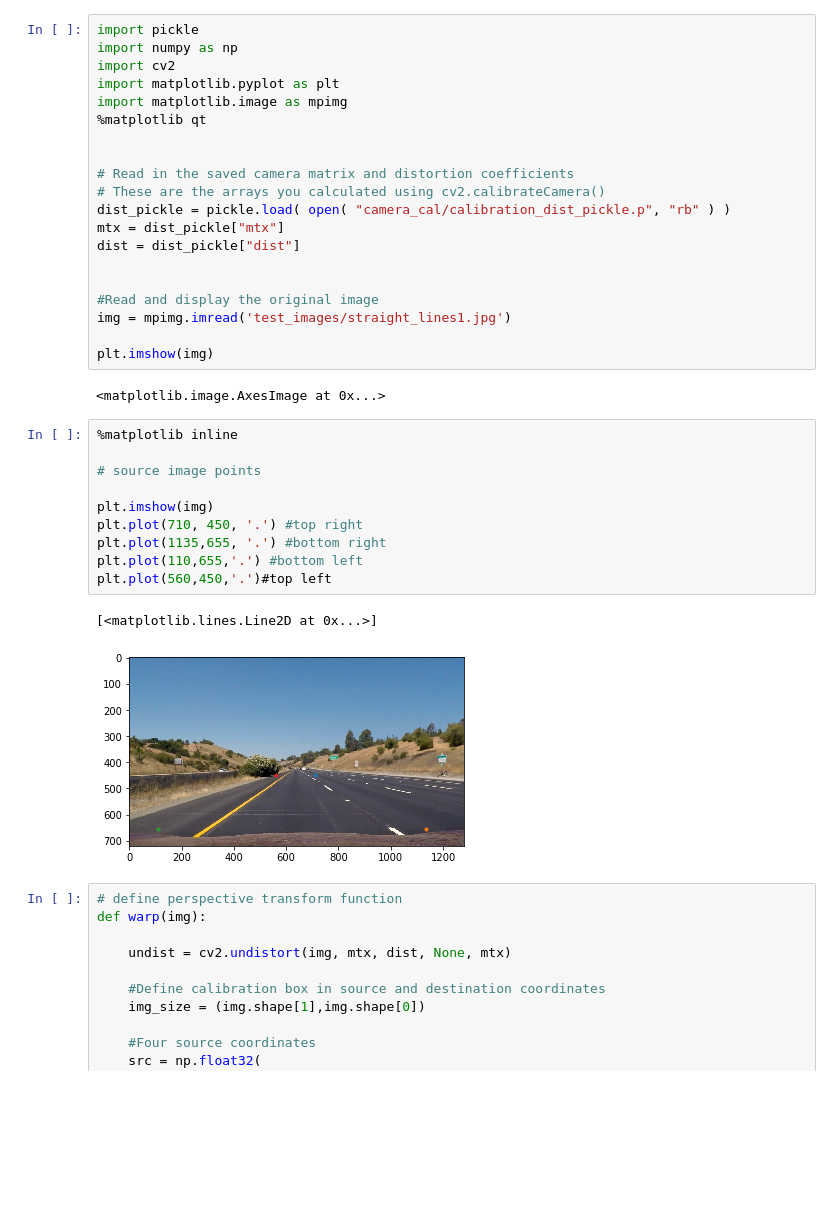
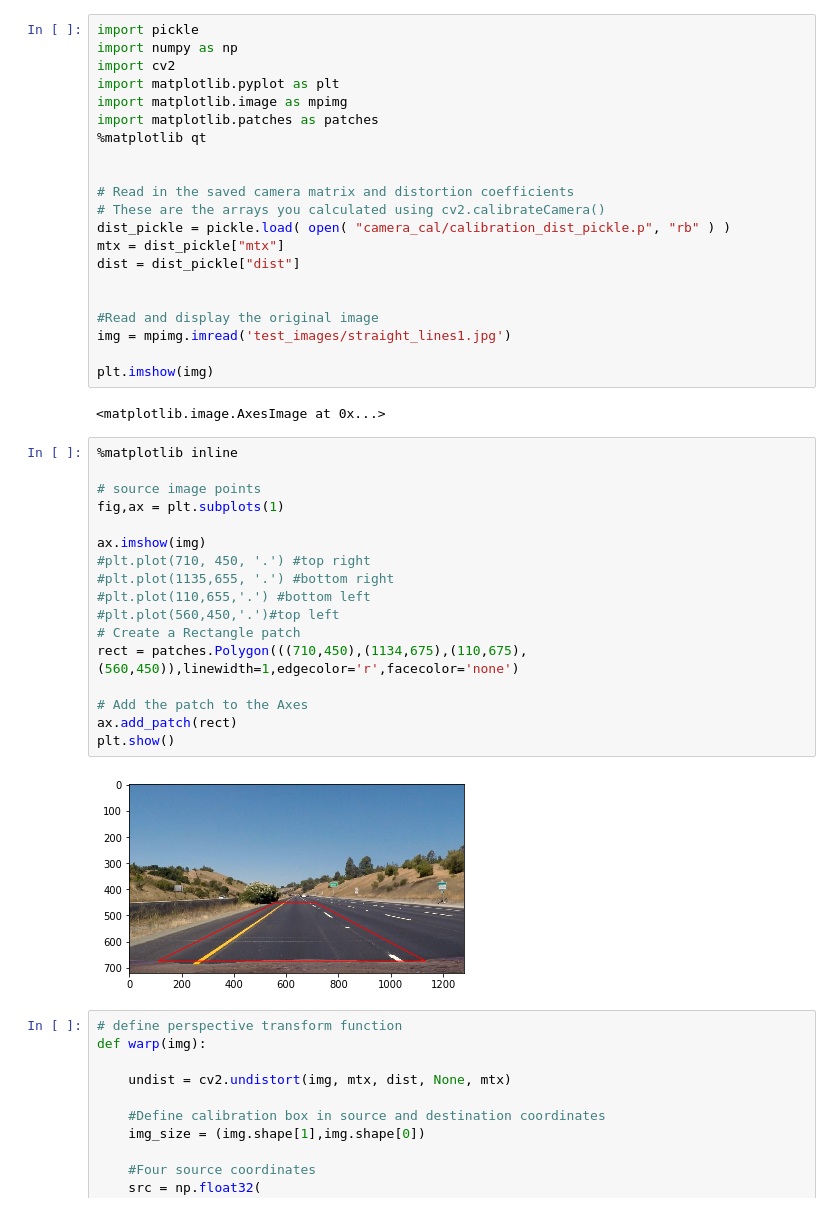
Before and after one commit to bryan0806/Udacity-CarND-Advanced-Lane-Lines, a Jupyter notebook: Perspective Transform.ipynb, the cells around one changed output. Cells and saved outputs as stored; diff of their text form; blank space fills up the shorter version.

```diff
--- a/Perspective Transform.ipynb
+++ b/Perspective Transform.ipynb
@@ -4,6 +4,7 @@ import numpy as np
 import cv2
 import matplotlib.pyplot as plt
 import matplotlib.image as mpimg
+import matplotlib.patches as patches
 %matplotlib qt
 
 
@@ -23,16 +24,22 @@ plt.imshow(img)
 # %%
 %matplotlib inline
 
 # source image points
+fig,ax = plt.subplots(1)
 
-plt.imshow(img)
-plt.plot(710, 450, '.') #top right
-plt.plot(1135,655, '.') #bottom right
-plt.plot(110,655,'.') #bottom left
-plt.plot(560,450,'.')#top left
+ax.imshow(img)
+#plt.plot(710, 450, '.') #top right
+#plt.plot(1135,655, '.') #bottom right
+#plt.plot(110,655,'.') #bottom left
+#plt.plot(560,450,'.')#top left
+# Create a Rectangle patch
+rect = patches.Polygon(((710,450),(1134,675),(110,675),(560,450)),linewidth=1,edgecolor='r',facecolor='none')
+
+# Add the patch to the Axes
+ax.add_patch(rect)
+plt.show()
 # %% [output]
-[<matplotlib.lines.Line2D at 0x...>]
-[figure, old version]
+[figure, new version]
 # %%
 # define perspective transform function
 def warp(img):
```
Also changed, not shown: 3 other files.
